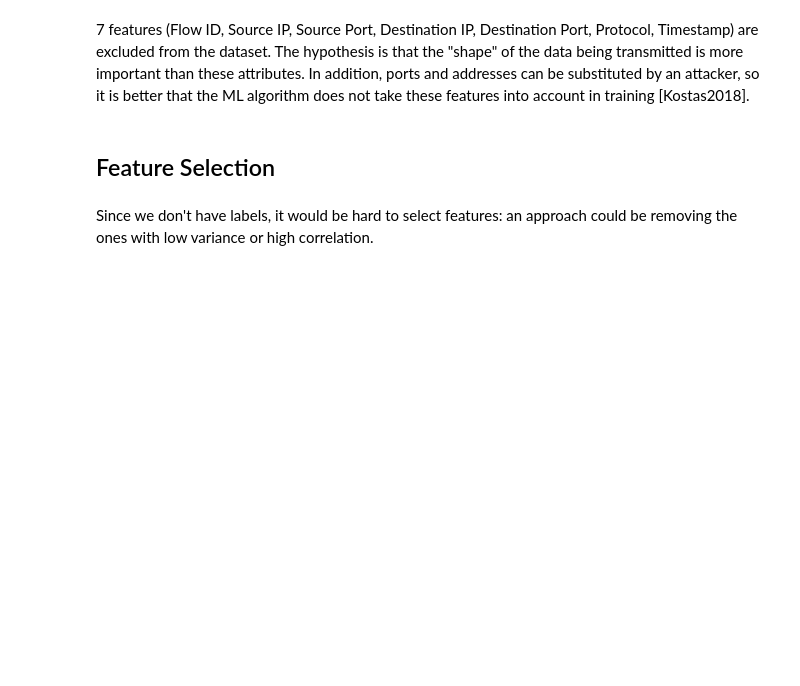
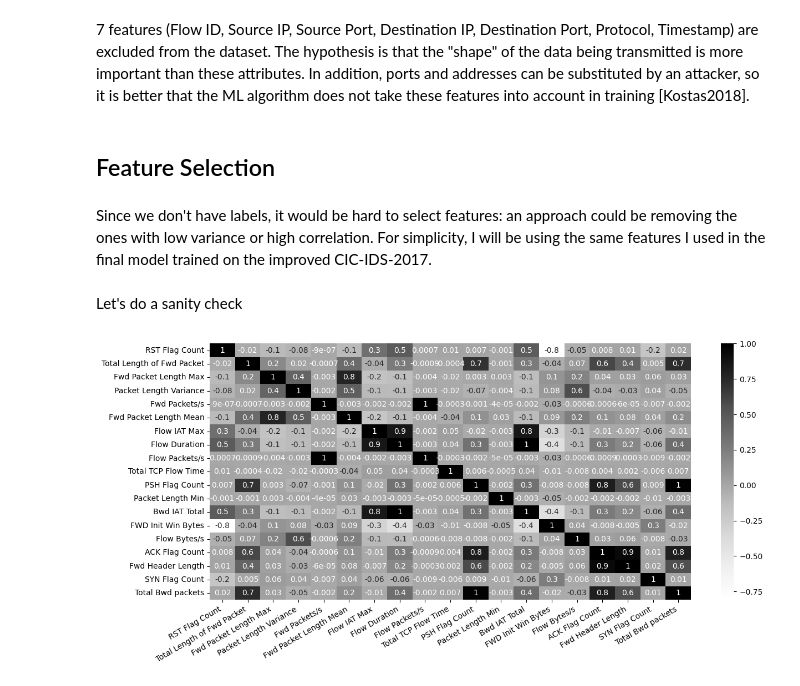
Before and after one commit to parmigggiana/ml-ids, a Jupyter notebook: IDS_CTF.ipynb, the cells around one changed output. Drawn from its saved outputs; the diff is of its cells as text; code cells hidden in the pictures; blank space fills up the shorter version.

```diff
--- a/IDS_CTF.ipynb
+++ b/IDS_CTF.ipynb
@@ -82,3 +82,4 @@ df.drop(columns=excluded, inplace=True)
 ## Feature Selection
 # %% [markdown]
 Since we don't have labels, it would be hard to select features: an approach could be removing the ones with low variance or high correlation.
+For simplicity, I will be using the same features I used in the final model trained on the improved CIC-IDS-2017.
@@ -85,2 +89,13 @@ Since we don't have labels, it would be hard to select features: an approach cou
+# %% [markdown]
+Let's do a sanity check
+# %%
+import seaborn as sns
+corr_matrix = df.corr()
+plt.rcParams['figure.figsize'] = (14, 6)
+g = sns.heatmap(corr_matrix, annot=True, fmt='.1g', cmap='Greys')
+g.set_xticklabels(g.get_xticklabels(), verticalalignment='top', horizontalalignment='right', rotation=30)
+plt.show()
+# %% [output]
+[figure, added]
 # %%
 from pandas.plotting import scatter_matrix
```
Also changed, not shown: parts of 16 cells of this notebook.
